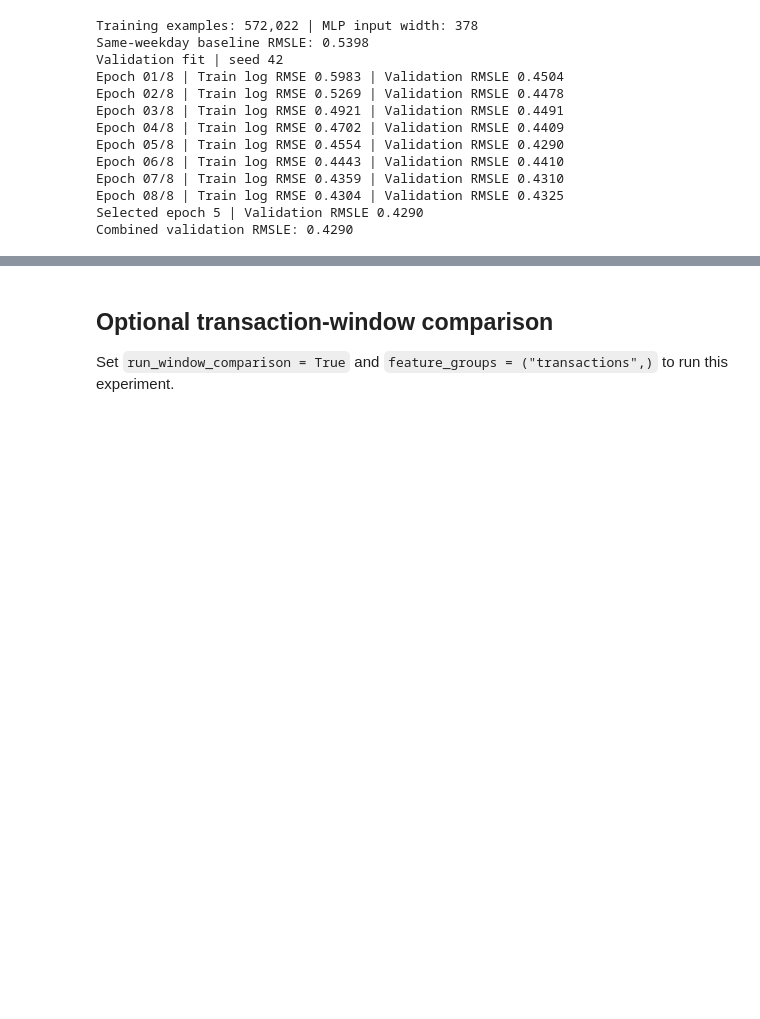
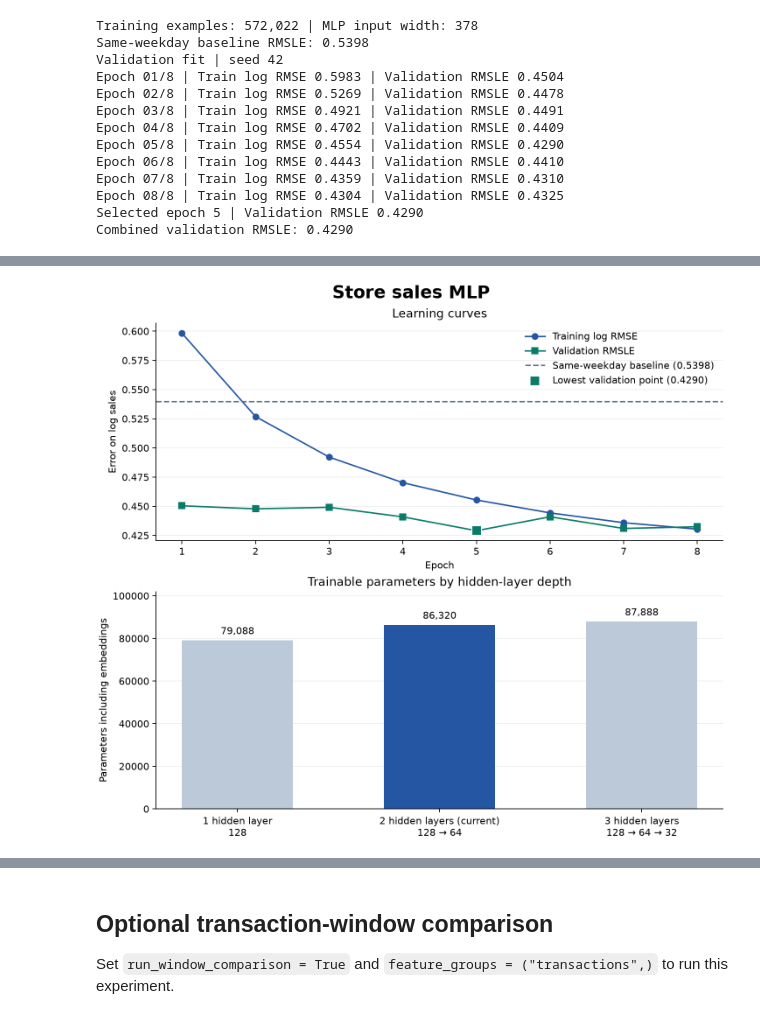
Before and after one commit to justapieop/yumeko, a Jupyter notebook: notebooks/DL_train.ipynb, the cells around one changed output, grey strips where cells are left out. Saved outputs shown, nothing was run; the diff lists cells and outputs as text; code cells hidden in the pictures; blank space fills up the shorter version.

Commit message:
feat(graph): add graph drawing

```diff
--- a/notebooks/DL_train.ipynb
+++ b/notebooks/DL_train.ipynb
@@ -447,7 +447,7 @@ def forecast_rmsle(predictions, origin):
 
 def fit_model(
     origins, context, epoch_count, validation_origin=None,
-    *, model_seed=model_seeds[0], include_last_year=None, verbose=True,
+    *, model_seed=model_seeds[0], include_last_year=None, verbose=True, history=None,
 ):
     if include_last_year is None:
         include_last_year = use_last_year
@@ -489,6 +489,8 @@ def fit_model(
         if validation_origin is not None:
             score = forecast_rmsle(predict(model, validation_origin, context), validation_origin)
             message += f" | Validation RMSLE {score:.4f}"
+            if history is not None:
+                history.append((epoch, train_rmse, score))
             if score < best_score:
                 best_score, best_epoch = score, epoch
                 best_weights = {
@@ -513,7 +515,8 @@ assert train_origins[-1] + horizon <= split_day
 validation_context, _ = fit_context(train_origins, raw_context)
 # A zero-initialized residual returns the same-weekday baseline before fitting.
 baseline_model = SalesForecaster(use_last_year).to(device)
-baseline_rmsle = forecast_rmsle(predict(baseline_model, split_day, validation_context), split_day)
+baseline_log_sales = predict(baseline_model, split_day, validation_context)
+baseline_rmsle = forecast_rmsle(baseline_log_sales, split_day)
 input_width = baseline_model.input_width
 del baseline_model
 
@@ -521,12 +524,15 @@ print(f"Training examples: {len(train_origins) * series_count:,} | MLP input wid
 print(f"Same-weekday baseline RMSLE: {baseline_rmsle:.4f}", flush=True)
 selected_members = []
 validation_forecasts = []
+validation_histories = []
 for model_seed in model_seeds:
+    history = []
     print(f"Validation fit | seed {model_seed}", flush=True)
     model, best_epoch, member_rmsle = fit_model(
         train_origins, validation_context, epochs,
-        validation_origin=split_day, model_seed=model_seed,
+        validation_origin=split_day, model_seed=model_seed, history=history,
     )
+    validation_histories.append(history)
     selected_members.append((model_seed, best_epoch))
     validation_forecasts.append(predict(model, split_day, validation_context))
     print(f"Selected epoch {best_epoch} | Validation RMSLE {member_rmsle:.4f}", flush=True)
@@ -550,0 +563,74 @@ Combined validation RMSLE: 0.4290
+# %%
+import matplotlib.pyplot as plt
+from IPython.display import Image, display
+from matplotlib.dates import DateFormatter
+
+
+def show_and_save_plot(figure, filename):
+    output_dir.mkdir(parents=True, exist_ok=True)
+    path = output_dir / filename
+    figure.savefig(path, dpi=160, facecolor="white")
+    plt.close(figure)
+    display(Image(filename=str(path)))
+    print(f"Saved plot to {path}")
+    return path
+
+
+history = np.asarray(validation_histories)
+epoch_numbers = history[0, :, 0].astype(int)
+train_curve, validation_curve = history[:, :, 1:].mean(axis=0).T
+best_point = np.nanargmin(validation_curve)
+label_prefix = "Mean per-seed " if len(validation_histories) > 1 else ""
+
+fig, (learning, depth) = plt.subplots(2, 1, figsize=(9, 8), layout="constrained")
+fig.suptitle("Store sales MLP", fontsize=18, fontweight="bold")
+
+learning.plot(
+    epoch_numbers, train_curve, "o-", color="#2456a4",
+    label=f"{label_prefix}Training log RMSE",
+)
+learning.plot(
+    epoch_numbers, validation_curve, "s-", color="#087b69",
+    label=f"{label_prefix}Validation RMSLE",
+)
+learning.axhline(
+    baseline_rmsle, color="#64748b", linestyle="--",
+    label=f"Same-weekday baseline ({baseline_rmsle:.4f})",
+)
+learning.scatter(
+    epoch_numbers[best_point], validation_curve[best_point],
+    color="#087b69", marker="s", s=90, edgecolor="white", zorder=4,
+    label=f"Lowest validation point ({validation_curve[best_point]:.4f})",
+)
+learning.set(title="Learning curves", xlabel="Epoch", ylabel="Error on log sales")
+learning.set_xticks(epoch_numbers)
+learning.legend(frameon=False)
+
+candidate_widths = [hidden_widths[:1], hidden_widths, (*hidden_widths, 32)]
+parameter_counts = []
+for widths in candidate_widths:
+    layer_sizes = (input_width, *widths, horizon)
+    dense_parameters = sum((left + 1) * right for left, right in zip(layer_sizes, layer_sizes[1:]))
+    parameter_counts.append(series_count * embedding_size + dense_parameters)
+
+labels = [
+    f"{len(widths)} hidden {'layer' if len(widths) == 1 else 'layers'}"
+    f"{' (current)' if widths == hidden_widths else ''}\n{' → '.join(map(str, widths))}"
+    for widths in candidate_widths
+]
+bars = depth.bar(labels, parameter_counts, width=0.55, color=["#bbc9d9", "#2456a4", "#bbc9d9"])
+depth.bar_label(bars, labels=[f"{count:,}" for count in parameter_counts], padding=4)
+depth.set(
+    title="Trainable parameters by hidden-layer depth",
+    ylabel="Parameters including embeddings",
+    ylim=(0, max(parameter_counts) * 1.16),
+)
+
+for axis in (learning, depth):
+    axis.spines[["top", "right"]].set_visible(False)
+    axis.set_axisbelow(True)
+    axis.grid(axis="y", alpha=0.2)
+
+plot_path = show_and_save_plot(fig, "training_performance.png")
+# %% [output]
+[figure, added]
```
Also changed, not shown: parts of 8 cells of this notebook.
